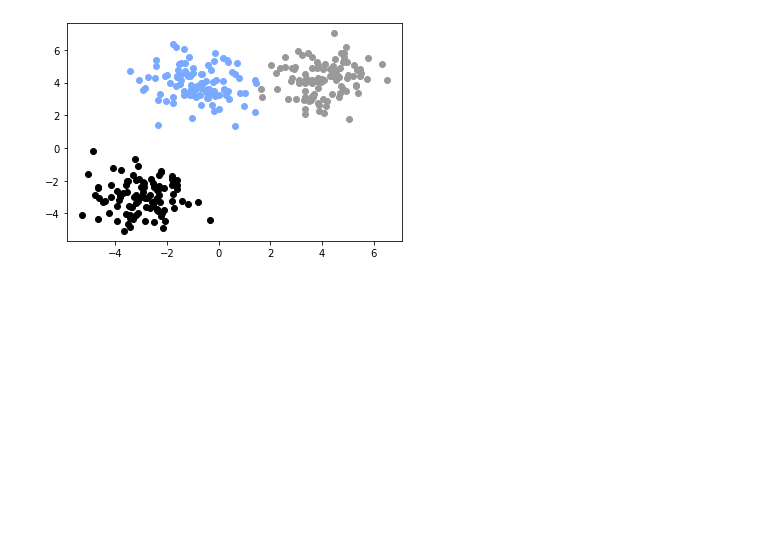
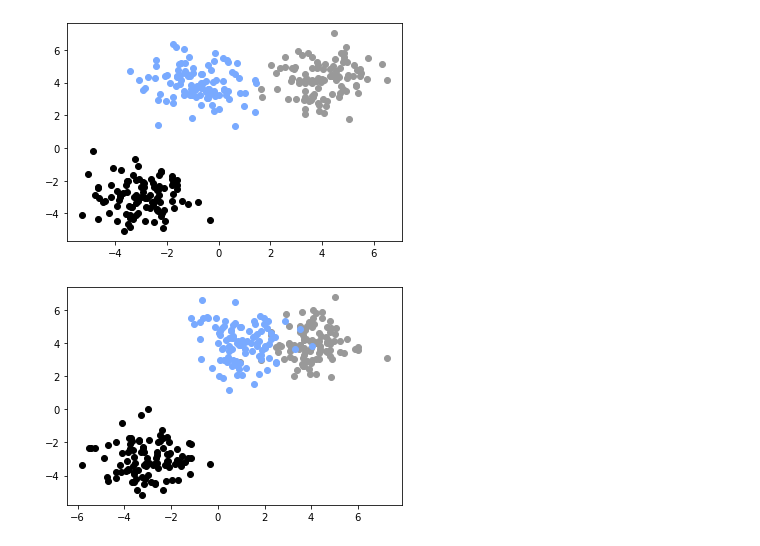
Before and after one commit to waldbear4/Python_2021, a Jupyter notebook: 20210531.ipynb, the cells around one changed output. Cells and saved outputs as stored; diff of their text form; code cells hidden in the pictures; blank space fills up the shorter version.

```diff
--- a/20210531.ipynb
+++ b/20210531.ipynb
@@ -176,3 +176,16 @@ plt.scatter(dataC[:,0],dataC[:,1], color="#79AAFF")
 plt.show()
 # %% [output]
 [figure]
+# %%
+dataA = np.random.standard_normal((100, 2)) #평면에 100개의 점을 찍는다
+dataB = np.random.standard_normal((100, 2))
+dataC = np.random.standard_normal((100, 2))
+dataA += np.array((-3, -3))
+dataB += np.array((4, 4))
+dataC += np.array((1, 4))
+plt.scatter(dataA[:,0],dataA[:,1], color="k")
+plt.scatter(dataB[:,0],dataB[:,1], color="0.6")
+plt.scatter(dataC[:,0],dataC[:,1], color="#79AAFF")
+plt.show()
+# %% [output]
+[figure, added]
```
Also changed, not shown: parts of 6 cells of this notebook.
